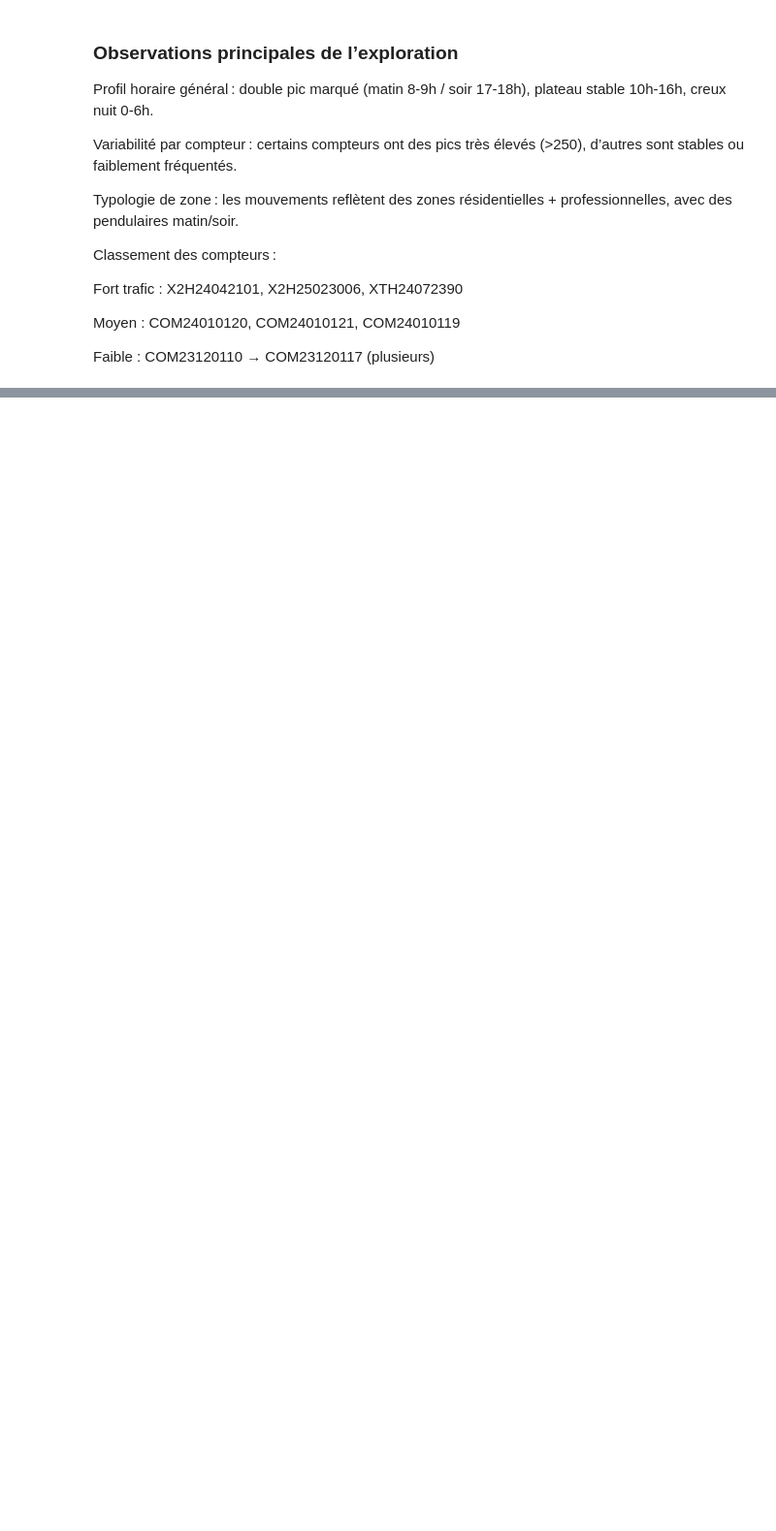
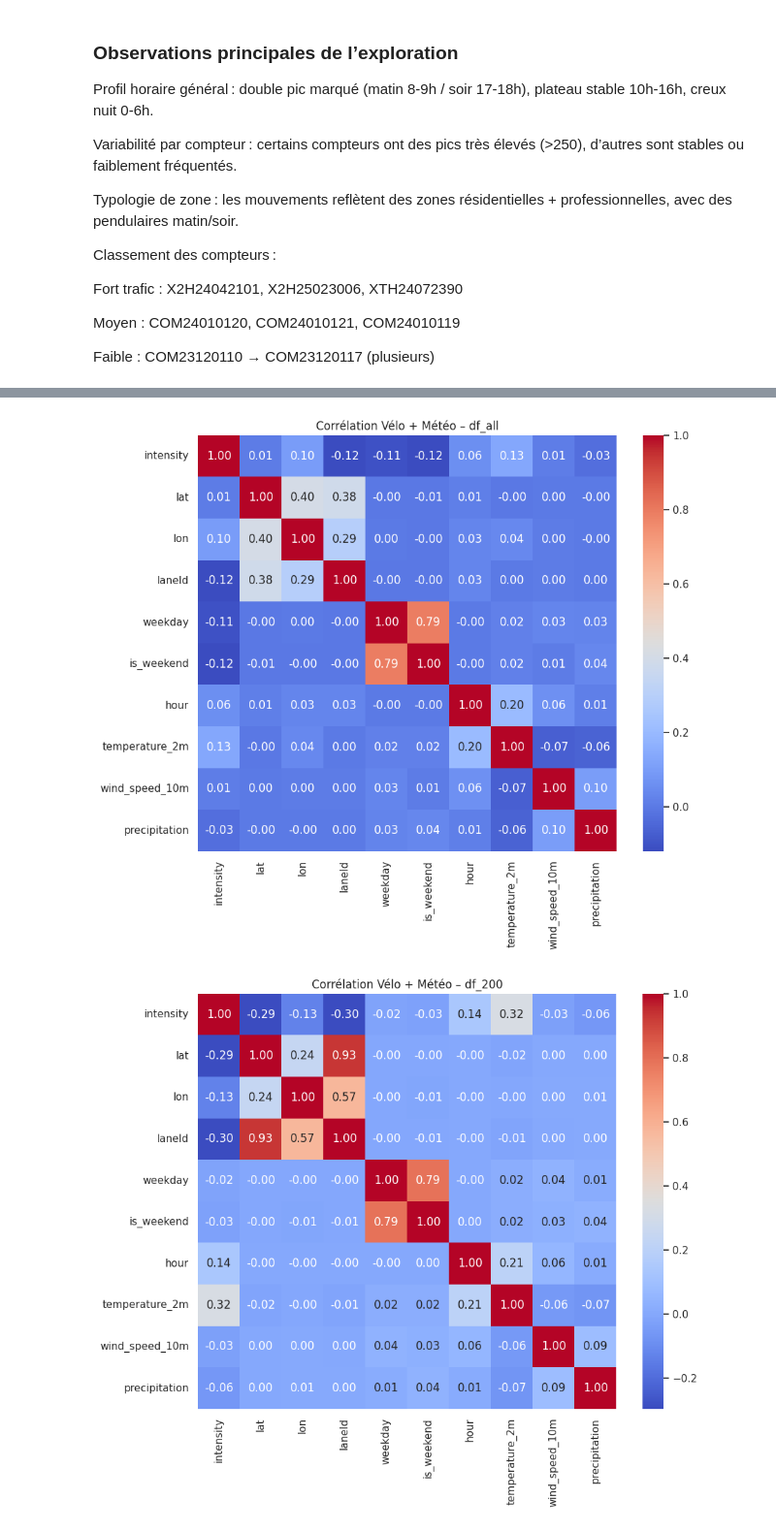
Before and after one commit to nabil-ghazali/velomag_montpellier, a Jupyter notebook: notebooks/velo.ipynb, the cells around one changed output, grey strips where cells are left out. Shown at 97% size. Saved outputs shown, nothing was run; the diff lists cells and outputs as text; code cells hidden in the pictures; blank space fills up the shorter version.

```diff
--- a/notebooks/velo.ipynb
+++ b/notebooks/velo.ipynb
@@ -306,0 +672,10 @@ Faible : COM23120110 → COM23120117 (plusieurs)
+# %%
+# 2.2 Fusionner la météo avec les datasets vélo:   merge par datetime :
+def merge_meteo(df_velo, df_meteo):
+    df = df_velo.merge(df_meteo, on="datetime", how="left")
+    return df
+
+df_all["datetime"] = df_all["datetime"].dt.tz_convert(None)
+df_200["datetime"] = df_200["datetime"].dt.tz_convert(None)
+df_162["datetime"] = df_162["datetime"].dt.tz_convert(None)
+df_100["datetime"] = df_100["datetime"].dt.tz_convert(None)
@@ -306,0 +689,3 @@ Faible : COM23120110 → COM23120117 (plusieurs)
+# %%
+# uniformiser dans l’autre sens (mettre UTC aussi dans météo)
+df_meteo["datetime"] = df_meteo["datetime"].dt.tz_localize("UTC")
@@ -306,0 +713,16 @@ Faible : COM23120110 → COM23120117 (plusieurs)
+# %%
+df_meteo["datetime"] = df_meteo["datetime"].dt.tz_localize(None)
+# %%
+df_all_meteo = df_all.merge(df_meteo, on="datetime", how="left")
+df_200_meteo = df_200.merge(df_meteo, on="datetime", how="left")
+df_162_meteo = df_162.merge(df_meteo, on="datetime", how="left")
+df_100_meteo = df_100.merge(df_meteo, on="datetime", how="left")
+# %%
+# 2.3 Corrélation météo ↔ intensité
+plot_correlation(df_all_meteo, "Corrélation Vélo + Météo – df_all")
+plot_correlation(df_200_meteo, "Corrélation Vélo + Météo – df_200")
+plot_correlation(df_162_meteo, "Corrélation Vélo + Météo – df_162")
+plot_correlation(df_100_meteo, "Corrélation Vélo + Météo – df_100")
+# %% [output]
+[figure, added]
+[figure, added]
```
Also changed, not shown: parts of 36 cells of this notebook, 1 other file.
